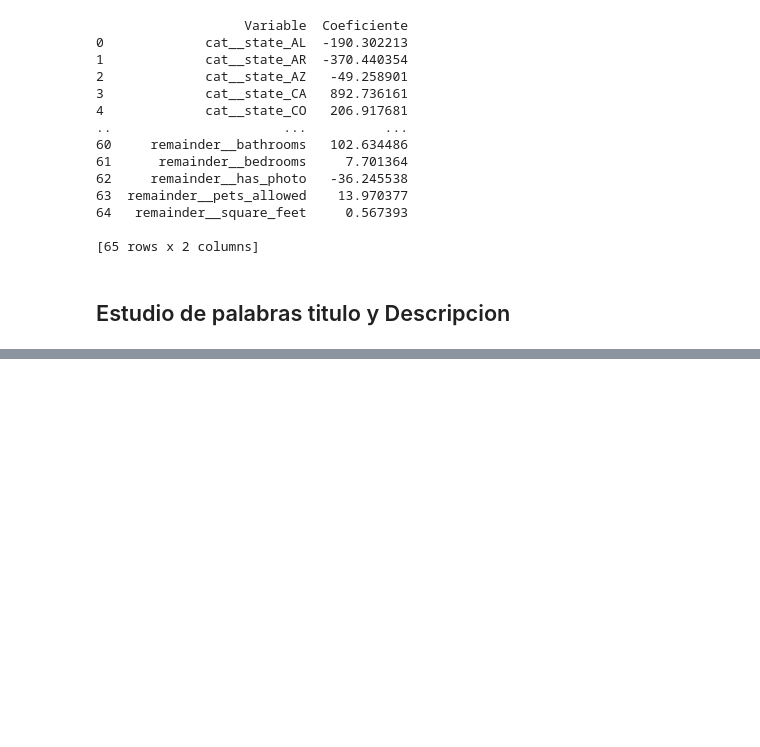
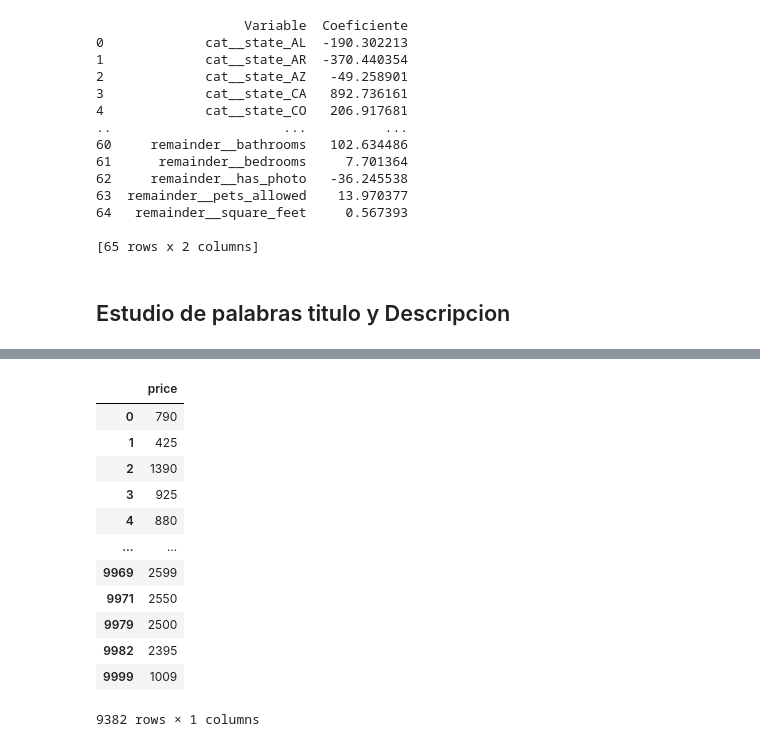
Before and after one commit to Analitica-2025-01/Proyecto-1, a Jupyter notebook: Limpieza de Datos/Limpieza.ipynb, the cells around one changed output, grey strips where cells are left out. Cells and saved outputs as stored; diff of their text form; code cells hidden in the pictures; blank space fills up the shorter version.

```diff
--- a/Limpieza de Datos/Limpieza.ipynb
+++ b/Limpieza de Datos/Limpieza.ipynb
@@ -366,0 +535,20 @@ print(tabla_coef)
+# %%
+# Se selecciona la variable objetivo
+y_data_m = df_procesado[['price']]
+# Del conjunto de datos se eliminan las variables objetivo
+X_data_m = df_procesado[['Texto']]
+y_data_m
+# %% [output]
+|  | price |
+| 0 | 790 |
+| 1 | 425 |
+| 2 | 1390 |
+| 3 | 925 |
+| 4 | 880 |
+| ... | ... |
+| 9969 | 2599 |
+| 9971 | 2550 |
+| 9979 | 2500 |
+| 9982 | 2395 |
+| 9999 | 1009 |
+9382 rows × 1 columns
```
Also changed, not shown: parts of 16 cells of this notebook.
